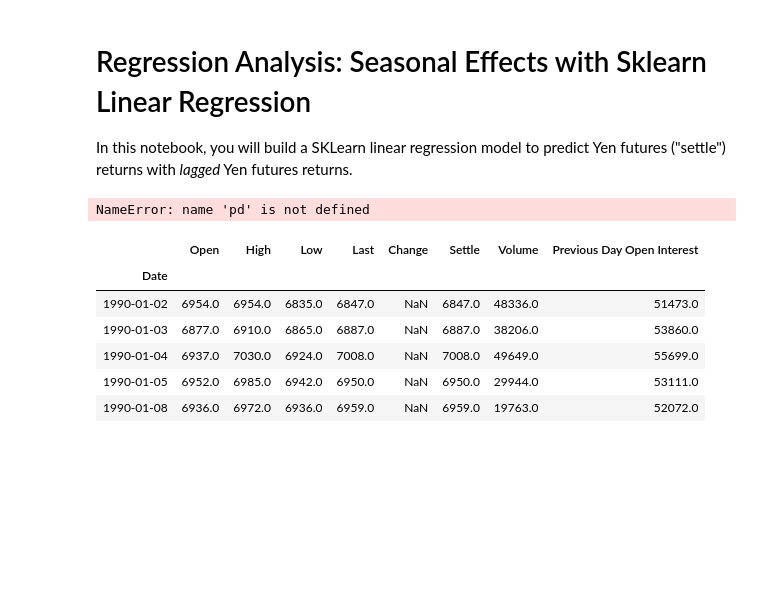
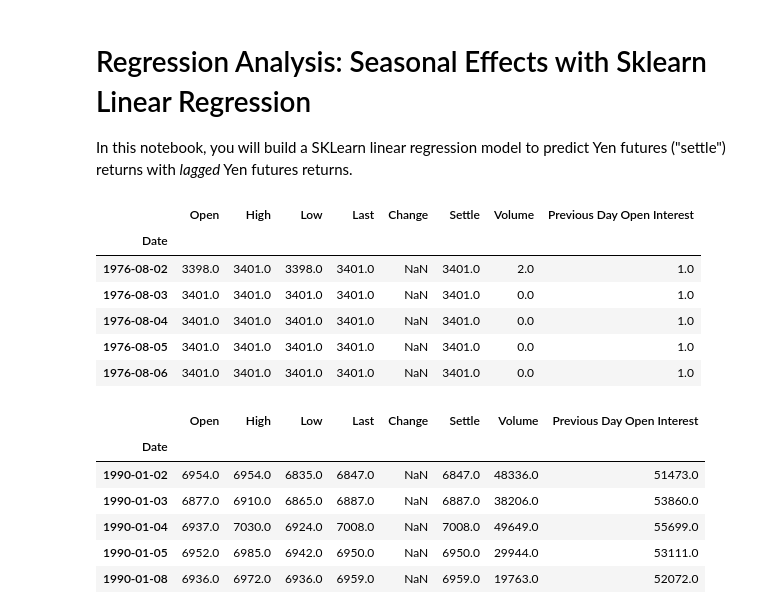
Before and after one commit to campbell8081/Unit10-TimeSeriesHW, a Jupyter notebook: regression_analysis.ipynb, the cells around one changed output. Drawn from its saved outputs; the diff is of its cells as text; code cells hidden in the pictures; blank space fills up the shorter version.

```diff
--- a/regression_analysis.ipynb
+++ b/regression_analysis.ipynb
@@ -9,12 +9,16 @@ In this notebook, you will build a SKLearn linear regression model to predict Ye
 # %%
 # Futures contract on the Yen-dollar exchange rate:
 # This is the continuous chain of the futures contracts that are 1 month to expiration
-yen_futures = pd.read_csv(
-    Path("yen.csv"), index_col="Date", infer_datetime_format=True, parse_dates=True
-)
+yen_futures = pd.read_csv(Path("../Resources/yen.csv"), index_col="Date", infer_datetime_format=True,parse_dates=True)
 yen_futures.head()
 # %% [output]
-NameError: name 'pd' is not defined
+|  | Open | High | Low | Last | Change | Settle | Volume | Previous Day Open Interest |
+| Date |  |  |  |  |  |  |  |  |
+| 1976-08-02 | 3398.0 | 3401.0 | 3398.0 | 3401.0 | NaN | 3401.0 | 2.0 | 1.0 |
+| 1976-08-03 | 3401.0 | 3401.0 | 3401.0 | 3401.0 | NaN | 3401.0 | 0.0 | 1.0 |
+| 1976-08-04 | 3401.0 | 3401.0 | 3401.0 | 3401.0 | NaN | 3401.0 | 0.0 | 1.0 |
+| 1976-08-05 | 3401.0 | 3401.0 | 3401.0 | 3401.0 | NaN | 3401.0 | 0.0 | 1.0 |
+| 1976-08-06 | 3401.0 | 3401.0 | 3401.0 | 3401.0 | NaN | 3401.0 | 0.0 | 1.0 |
 # %%
 # Trim the dataset to begin on January 1st, 1990
 yen_futures = yen_futures.loc["1990-01-01":, :]
```
